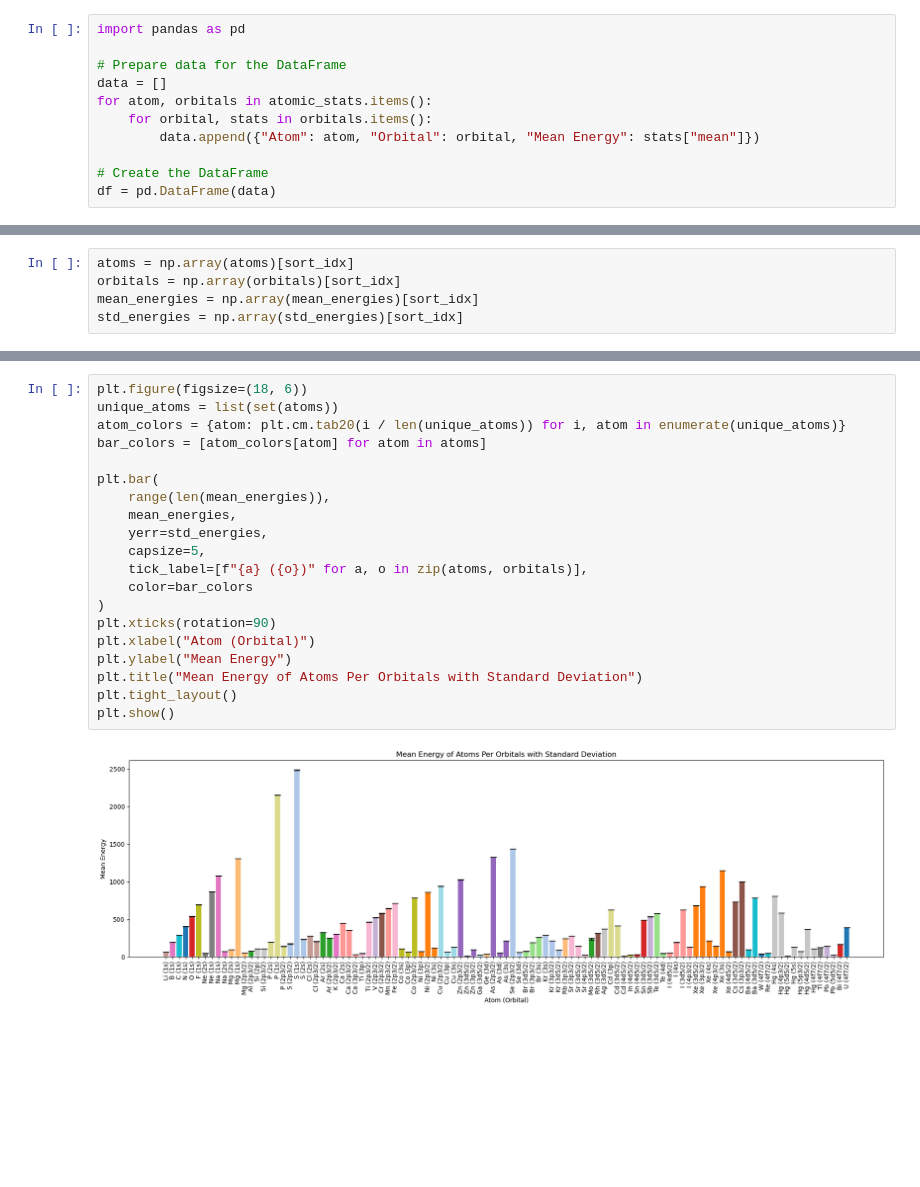
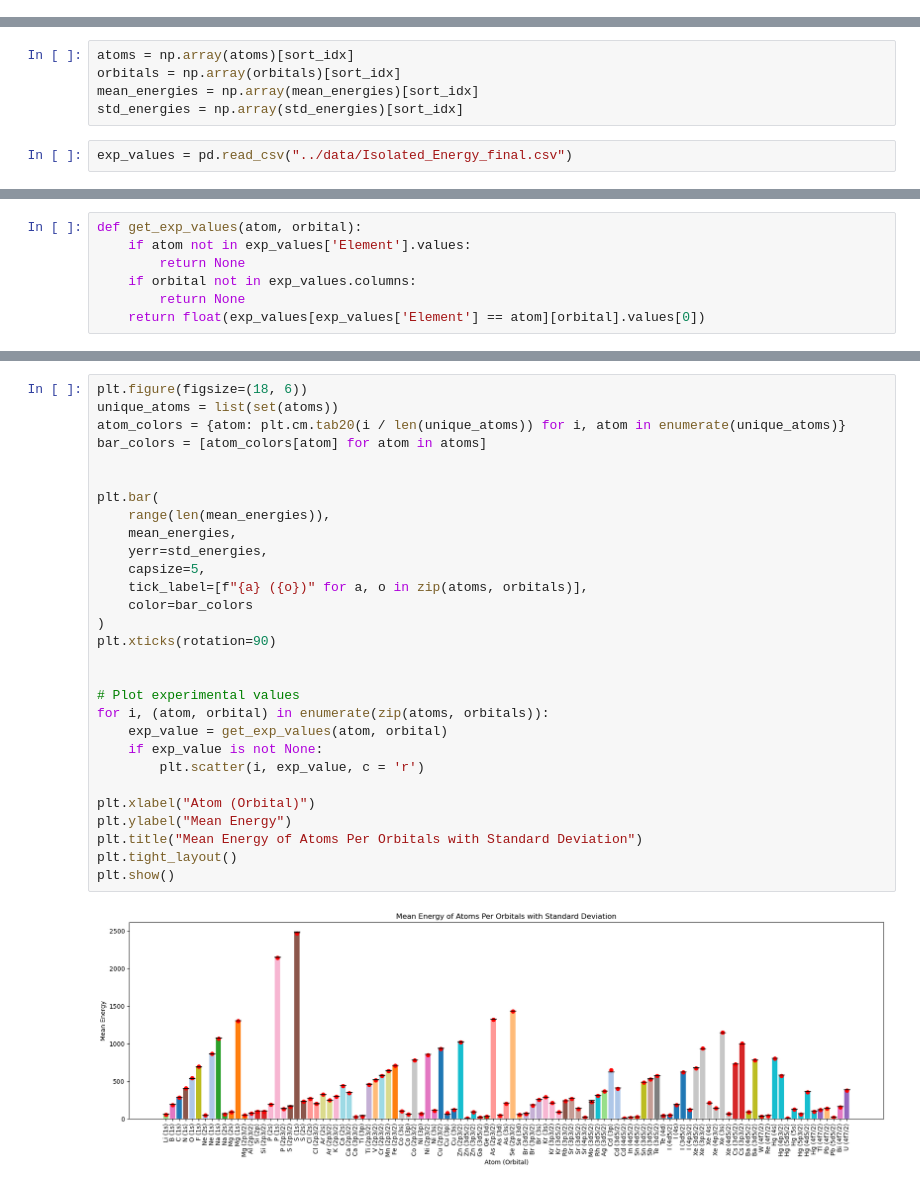
Before and after one commit to suyashk12/GNN_binding_energies, a Jupyter notebook: data_processing/data_analysis.ipynb, the cells around one changed output, grey strips where cells are left out. Saved outputs shown, nothing was run; the diff lists cells and outputs as text; blank space fills up the shorter version.

Commit message:
checked lookup table against graph values

```diff
--- a/data_processing/data_analysis.ipynb
+++ b/data_processing/data_analysis.ipynb
@@ -62,14 +62,3 @@ atomic_stats
   '3d5/2': {'mean': 142.45, 'std': 0},
   '4p3/2': {'mean': 28.21, 'std': 0}},
  'Tl': {'4f7/2': {'mean': 125.75, 'std': 0}}}
-# %%
-import pandas as pd
-
-# Prepare data for the DataFrame
-data = []
-for atom, orbitals in atomic_stats.items():
-    for orbital, stats in orbitals.items():
-        data.append({"Atom": atom, "Orbital": orbital, "Mean Energy": stats["mean"]})
-
-# Create the DataFrame
-df = pd.DataFrame(data)
@@ -122,3 +92,5 @@ atoms = np.array(atoms)[sort_idx]
 orbitals = np.array(orbitals)[sort_idx]
 mean_energies = np.array(mean_energies)[sort_idx]
 std_energies = np.array(std_energies)[sort_idx]
+# %%
+exp_values = pd.read_csv("../data/Isolated_Energy_final.csv")
@@ -124,0 +113,7 @@ std_energies = np.array(std_energies)[sort_idx]
+# %%
+def get_exp_values(atom, orbital):
+    if atom not in exp_values['Element'].values:
+        return None
+    if orbital not in exp_values.columns:
+        return None
+    return float(exp_values[exp_values['Element'] == atom][orbital].values[0])
@@ -125,25 +142,34 @@ std_energies = np.array(std_energies)[sort_idx]
 # %%
 plt.figure(figsize=(18, 6))
 unique_atoms = list(set(atoms))
 atom_colors = {atom: plt.cm.tab20(i / len(unique_atoms)) for i, atom in enumerate(unique_atoms)}
 bar_colors = [atom_colors[atom] for atom in atoms]
+
 
 plt.bar(
     range(len(mean_energies)),
     mean_energies,
     yerr=std_energies,
     capsize=5,
     tick_label=[f"{a} ({o})" for a, o in zip(atoms, orbitals)],
     color=bar_colors
 )
 plt.xticks(rotation=90)
+
+
+# Plot experimental values
+for i, (atom, orbital) in enumerate(zip(atoms, orbitals)):
+    exp_value = get_exp_values(atom, orbital)
+    if exp_value is not None:
+        plt.scatter(i, exp_value, c = 'r')
+
 plt.xlabel("Atom (Orbital)")
 plt.ylabel("Mean Energy")
 plt.title("Mean Energy of Atoms Per Orbitals with Standard Deviation")
 plt.tight_layout()
 plt.show()
 # %% [output]
-[figure, old version]
+[figure, new version]
 # %%
 # Sort by orbitals first, then by atomic numbers
 sorted_indices = np.argsort(orbitals, kind='mergesort')
```
Also changed, not shown: parts of 8 cells of this notebook, 2 other files.
